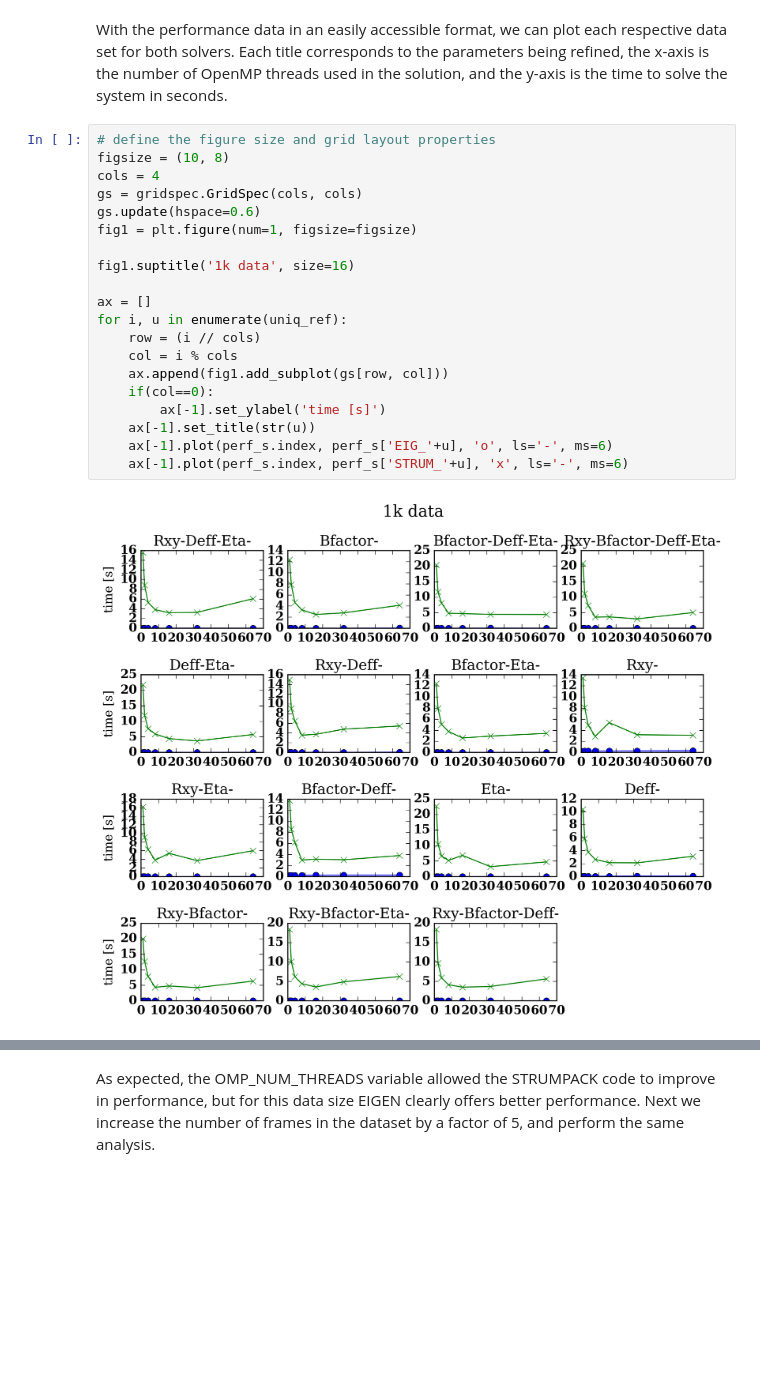
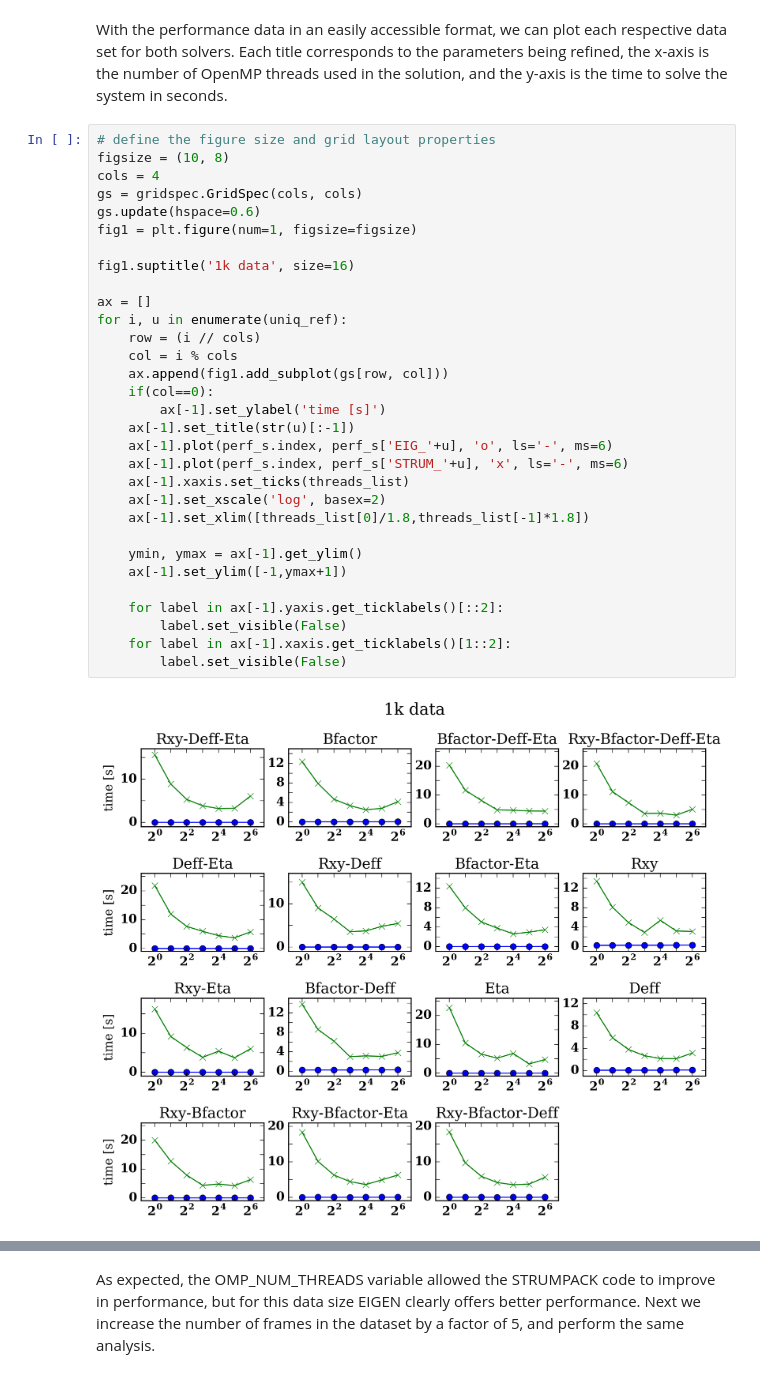
Before and after one commit to whart222/exafel_project, a Jupyter notebook: 95-strumpack_cctbx/StrumpackTest.ipynb, the cells around one changed output, grey strips where cells are left out. Saved outputs shown, nothing was run; the diff lists cells and outputs as text; blank space fills up the shorter version.

Commit message:
Updated plot formatting

```diff
--- a/95-strumpack_cctbx/StrumpackTest.ipynb
+++ b/95-strumpack_cctbx/StrumpackTest.ipynb
@@ -271,22 +271,33 @@ With the performance data in an easily accessible format, we can plot each respe
 # %%
 # define the figure size and grid layout properties
 figsize = (10, 8)
 cols = 4
 gs = gridspec.GridSpec(cols, cols)
 gs.update(hspace=0.6)
 fig1 = plt.figure(num=1, figsize=figsize)
 
 fig1.suptitle('1k data', size=16)
 
 ax = []
 for i, u in enumerate(uniq_ref):
     row = (i // cols)
     col = i % cols
     ax.append(fig1.add_subplot(gs[row, col]))
     if(col==0):
         ax[-1].set_ylabel('time [s]')
-    ax[-1].set_title(str(u))
+    ax[-1].set_title(str(u)[:-1])
     ax[-1].plot(perf_s.index, perf_s['EIG_'+u], 'o', ls='-', ms=6)
     ax[-1].plot(perf_s.index, perf_s['STRUM_'+u], 'x', ls='-', ms=6)
+    ax[-1].xaxis.set_ticks(threads_list)
+    ax[-1].set_xscale('log', basex=2)
+    ax[-1].set_xlim([threads_list[0]/1.8,threads_list[-1]*1.8])
+
+    ymin, ymax = ax[-1].get_ylim()
+    ax[-1].set_ylim([-1,ymax+1])
+
+    for label in ax[-1].yaxis.get_ticklabels()[::2]:
+        label.set_visible(False)
+    for label in ax[-1].xaxis.get_ticklabels()[1::2]:
+        label.set_visible(False)
 # %% [output]
-[figure, old version]
+[figure, new version]
```
Also changed, not shown: parts of 1 cell of this notebook.
